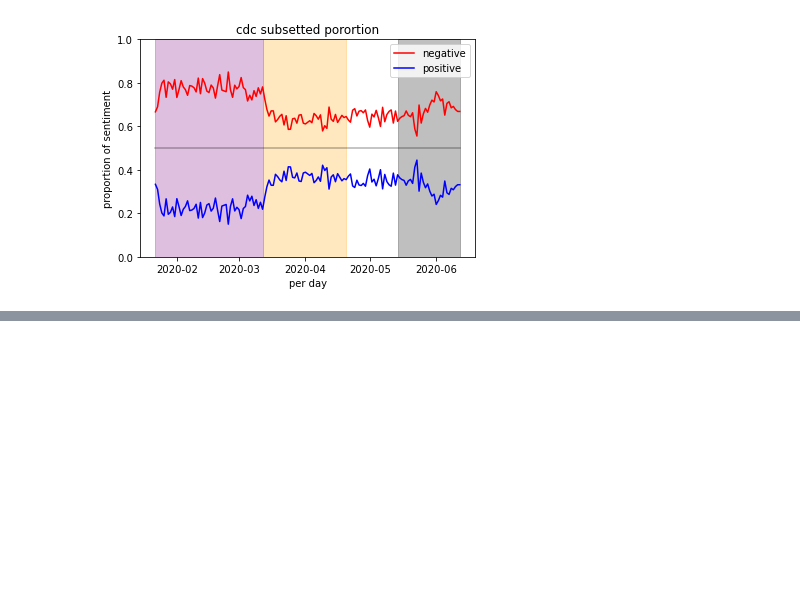
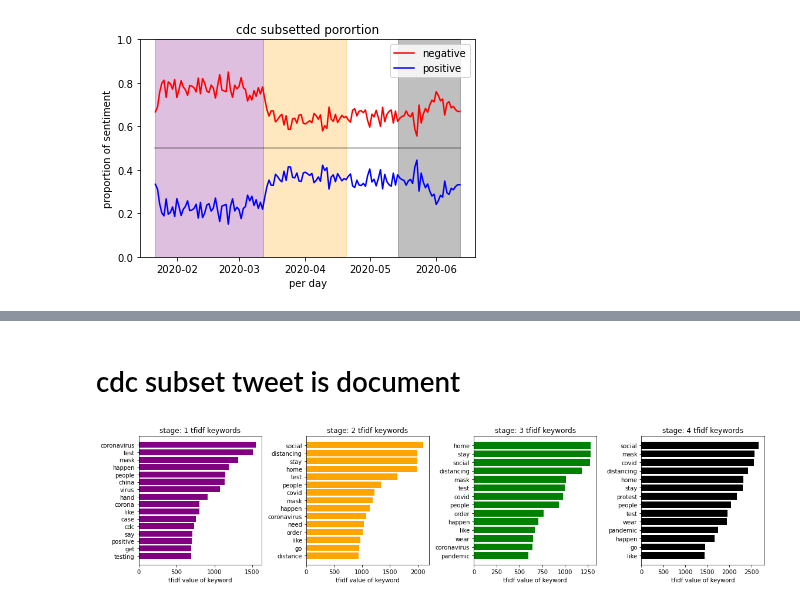
Before and after one commit to Alexander-Kahanek/COVID_Research, a Jupyter notebook: analysis/cdc_stages.ipynb, the cells around one changed output, grey strips where cells are left out. Cells and saved outputs as stored; diff of their text form; code cells hidden in the pictures; blank space fills up the shorter version.

```diff
--- a/analysis/cdc_stages.ipynb
+++ b/analysis/cdc_stages.ipynb
@@ -185,0 +232,18 @@ splits are at 2020-03-12, 2020-04-20, 2020-05-14
+# %% [markdown]
+# cdc subset tweet is document
+# %%
+fig, ax = plt.subplots(nrows=1, ncols=4, figsize=(16, 4)) #sharey = True
+colors = ['purple', 'orange', 'green', 'black']
+exclude = ['m', 'nt', 's', '19', 'amp', 't', 'amp']
+# exclude = ['']
+
+for i in range(4):
+    df = pd.read_csv(f'tfidf/cdc.split4.tfidf_s{i+1}.csv').sort_values(by='tfidf', ascending=False).head(20)
+    df = df[~df['word'].isin(exclude)].sort_values(by='tfidf', ascending=True)
+    ax[i].barh(y=df['word'].astype(str), width=df['tfidf'].astype(float), color=colors[i])
+    ax[i].set_title(f'stage: {i+1} tfidf keywords')
+    ax[i].set_xlabel('tfidf value of keyword')
+plt.tight_layout()
+plt.show()
+# %% [output]
+[figure, added]
```
Also changed, not shown: parts of 4 cells of this notebook.
